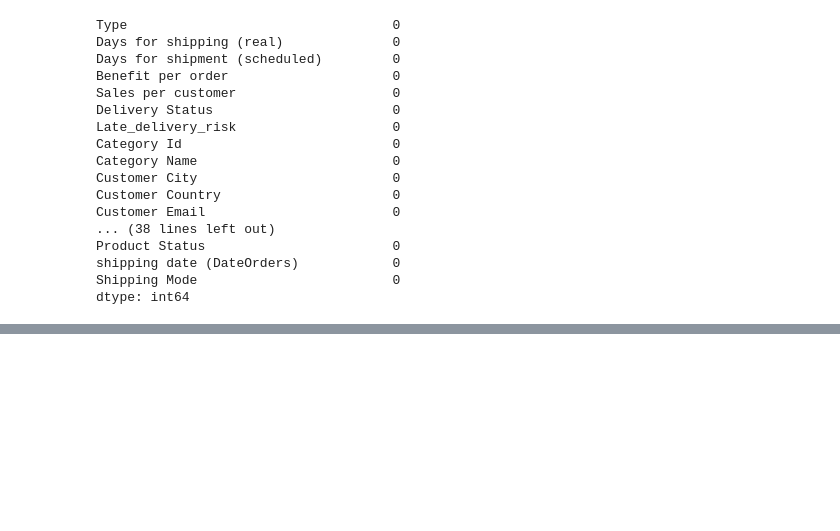
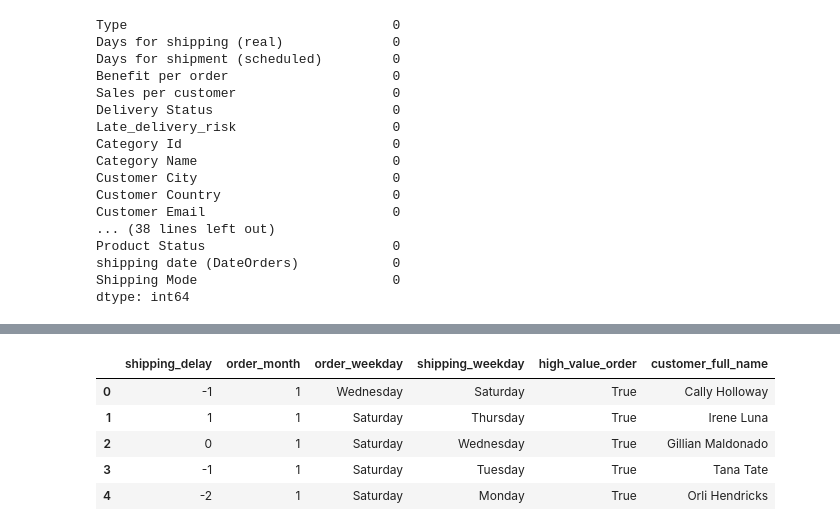
Before and after one commit to ljay9988/warehouse-analytics-project2, a Jupyter notebook: jupyter_notebooks/01-etl.ipynb, the cells around one changed output, grey strips where cells are left out. Saved outputs shown, nothing was run; the diff lists cells and outputs as text; code cells hidden in the pictures; blank space fills up the shorter version.

```diff
--- a/jupyter_notebooks/01-etl.ipynb
+++ b/jupyter_notebooks/01-etl.ipynb
@@ -82,0 +114,11 @@ dtype: int64
+# %%
+date_cols = [
+    'order_date_dateorders',
+    'shipping_date_dateorders',
+]
+
+for col in date_cols:
+    if col in df.columns:
+        df[col] = pd.to_datetime(df[col], errors='coerce')
+
+        df[date_cols].head()
@@ -82,0 +128,5 @@ dtype: int64
+# %%
+df.loc[:, 'customer_lname'] = df['customer_lname'].fillna('Unknown')
+df.loc[:, 'customer_zipcode'] = df['customer_zipcode'].fillna(0)
+
+df.isnull().sum().sort_values(ascending=False).head(10)
@@ -82,0 +157,12 @@ dtype: int64
+# %%
+df['shipping_delay'] = (df['days_for_shipping_real'] - df['days_for_shipment_scheduled'])
+
+df['order_month'] = df['order_date_dateorders'].dt.month
+
+df['order_weekday'] = df['order_date_dateorders'].dt.day_name()
+
+df['shipping_weekday'] = df['shipping_date_dateorders'].dt.day_name()
+
+df['high_value_order'] = df['order_item_total'] > df['order_item_total'].median()
+
+df['customer_full_name'] = df['customer_fname'] + ' ' + df['customer_lname']
@@ -82,0 +173,16 @@ dtype: int64
+# %%
+df.columns
+
+df[['shipping_delay',
+    'order_month',
+    'order_weekday',
+    'shipping_weekday',
+    'high_value_order',
+    'customer_full_name']].head()
+# %% [output]
+|  | shipping_delay | order_month | order_weekday | shipping_weekday | high_value_order | customer_full_name |
+| 0 | -1 | 1 | Wednesday | Saturday | True | Cally Holloway |
+| 1 | 1 | 1 | Saturday | Thursday | True | Irene Luna |
+| 2 | 0 | 1 | Saturday | Wednesday | True | Gillian Maldonado |
+| 3 | -1 | 1 | Saturday | Tuesday | True | Tana Tate |
+| 4 | -2 | 1 | Saturday | Monday | True | Orli Hendricks |
```
Also changed, not shown: parts of 10 cells of this notebook, 1 other file.
